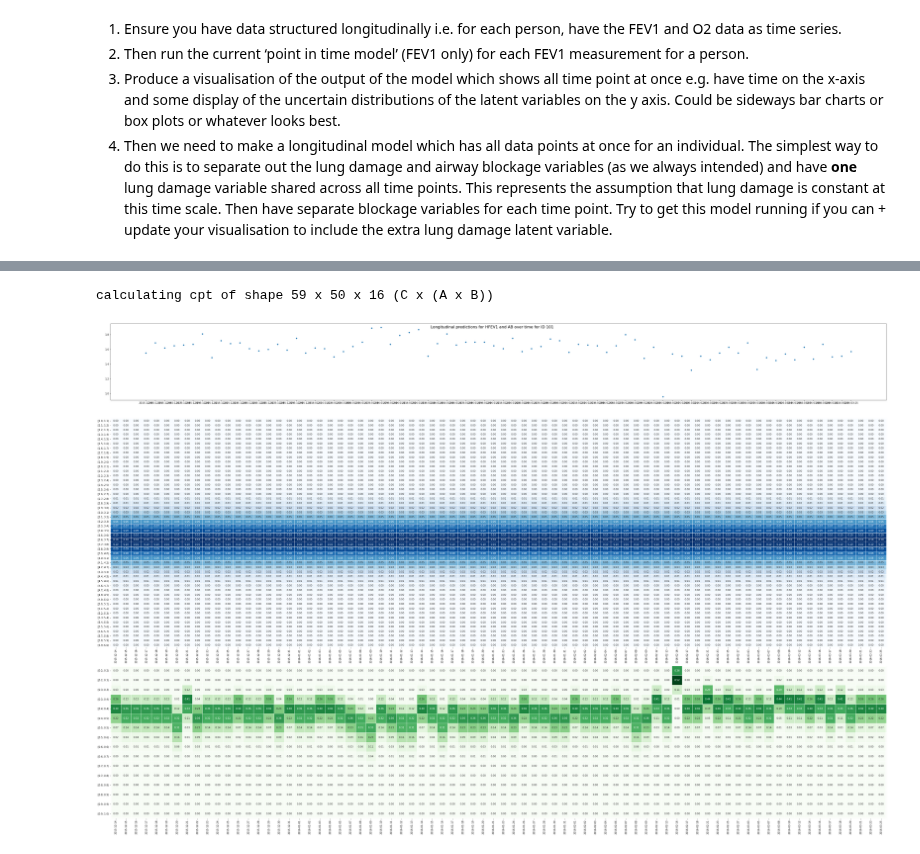
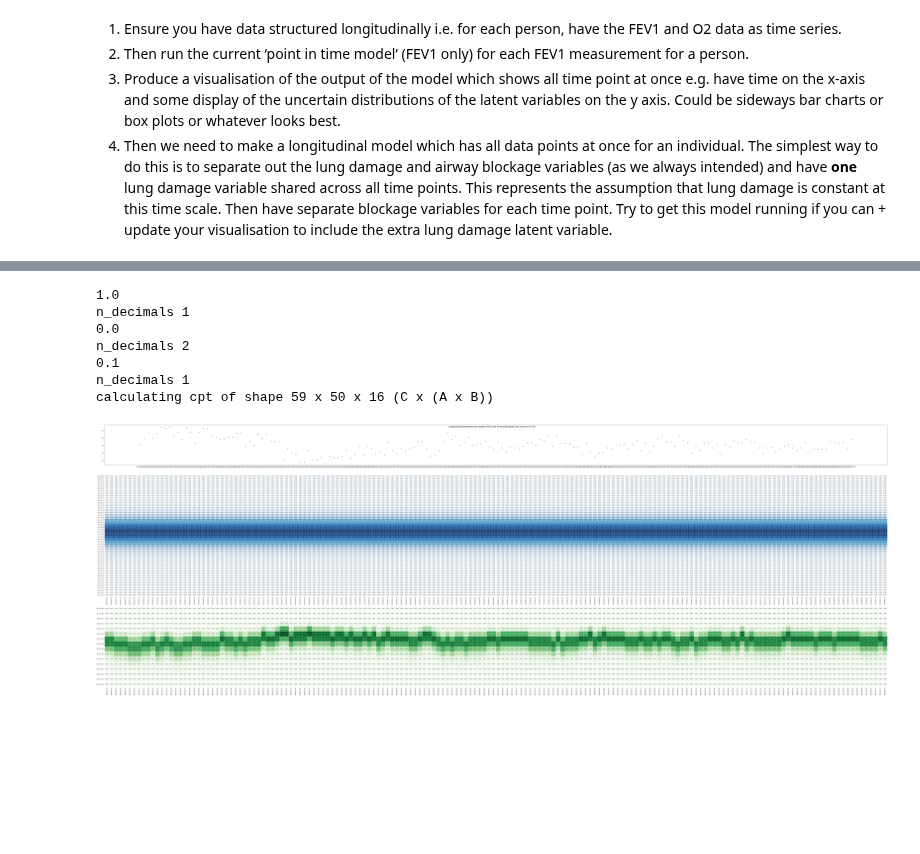
Before and after one commit to tristantreb/phd, a Jupyter notebook: src/milestone_model/longitudinal_model.ipynb, the cells around one changed output, grey strips where cells are left out. Saved outputs shown, nothing was run; the diff lists cells and outputs as text; code cells hidden in the pictures; blank space fills up the shorter version.

Commit message:
Use updated model to gen. the heatmaps with long. data

```diff
--- a/src/milestone_model/longitudinal_model.ipynb
+++ b/src/milestone_model/longitudinal_model.ipynb
@@ -67,13 +80,19 @@ pred_FEV1_std = FEV1["std"]
 # healthy_FEV1_prior={"type":"uniform"}
 healthy_FEV1_prior = {"type": "gaussian", "mu": pred_FEV1, "sigma": pred_FEV1_std}
 
-inference, FEV1, HFEV1, prior_HFEV1, Av, prior_av = model_lung_health.build_healthy(
+inference, FEV1, HFEV1, _prior_HFEV1, AB, _prior_ab = model_lung_health.build_healthy(
     healthy_FEV1_prior
 )
 # %% [output]
+1.0
+n_decimals 1
+0.0
+n_decimals 2
+0.1
+n_decimals 1
 calculating cpt of shape 59 x 50 x 16 (C x (A x B))
 # %%
-for id in ["101"]:  # O2_FEV1.ID.unique()[0:50]:
+for id in ["130"]: #O2_FEV1.ID.unique()[0:50]:
     df_for_ID = O2_FEV1[O2_FEV1.ID == id]
     fev1 = df_for_ID.FEV1.values
     days = df_for_ID["Date recorded"].astype(str).values
@@ -81,48 +100,51 @@ for id in ["101"]:  # O2_FEV1.ID.unique()[0:50]:
 
     # Create empty dataframe of with HFEV1.bins as index name, and days as column names
     hfev1_df = pd.DataFrame(index=HFEV1.bins_str, columns=days)
-    av_df = pd.DataFrame(index=Av.bins_str, columns=days)
+    ab_df = pd.DataFrame(index=AB.bins_str, columns=days)
 
     for i in range(len(fev1)):
         res_hfev1 = model_lung_health.infer(inference, [HFEV1], [[FEV1, fev1[i]]])
-        res_av = model_lung_health.infer(inference, [Av], [[FEV1, fev1[i]]])
+        res_ab = model_lung_health.infer(inference, [AB], [[FEV1, fev1[i]]])
         hfev1_df[days[i]] = res_hfev1.values
-        av_df[days[i]] = res_av.values
+        ab_df[days[i]] = res_ab.values
 
     # Create heatmap using sns with hfev1_df index on x, columns on y, coloured by values
-    title = f"Longitudinal predictions for HFEV1 and AB over time for ID {id}"
+    title = f"Longitudinal predictions for Healthy FEV1 and Airway Blockage over time for ID {id}"
 
     fig, axs = plt.subplots(
-        3, 1, figsize=(len(fev1) * 0.6, 30), gridspec_kw={"height_ratios": [1, 3, 2]}
+        3, 1, figsize=(len(fev1) * 0.5 + 1, 30), gridspec_kw={"height_ratios": [1, 3, 2]}
     )
 
     fig.suptitle(title, fontsize=16)
     sns.scatterplot(x=days, y=fev1, ax=axs[0])
+
+    # Order hfev1_df by index descending
+    hfev1_df = hfev1_df.reindex(index=hfev1_df.index[::-1])
+    ab_df = ab_df.reindex(index=ab_df.index[::-1])
 
     # Add heatmap on bottom plot
     sns.heatmap(
         hfev1_df,
         cmap="Blues",
         annot=True,
         fmt=".2f",
         linewidths=0.5,
         ax=axs[1],
         cbar=False,
     )
 
     sns.heatmap(
-        av_df,
+        ab_df,
         cmap="Greens",
         annot=True,
         fmt=".2f",
         linewidths=0.5,
         ax=axs[2],
         cbar=False,
     )
 
     plt.tight_layout()
-    plt.savefig(f"{plotsdir}{title}.png")
-    plt.close()
-    fig.show()
+    # plt.savefig(f"{plotsdir}{title}.png")
+    # plt.close()
 # %% [output]
-[figure, old version]
+[figure, new version]
```
Also changed, not shown: parts of 1 cell of this notebook, 1 other file.
